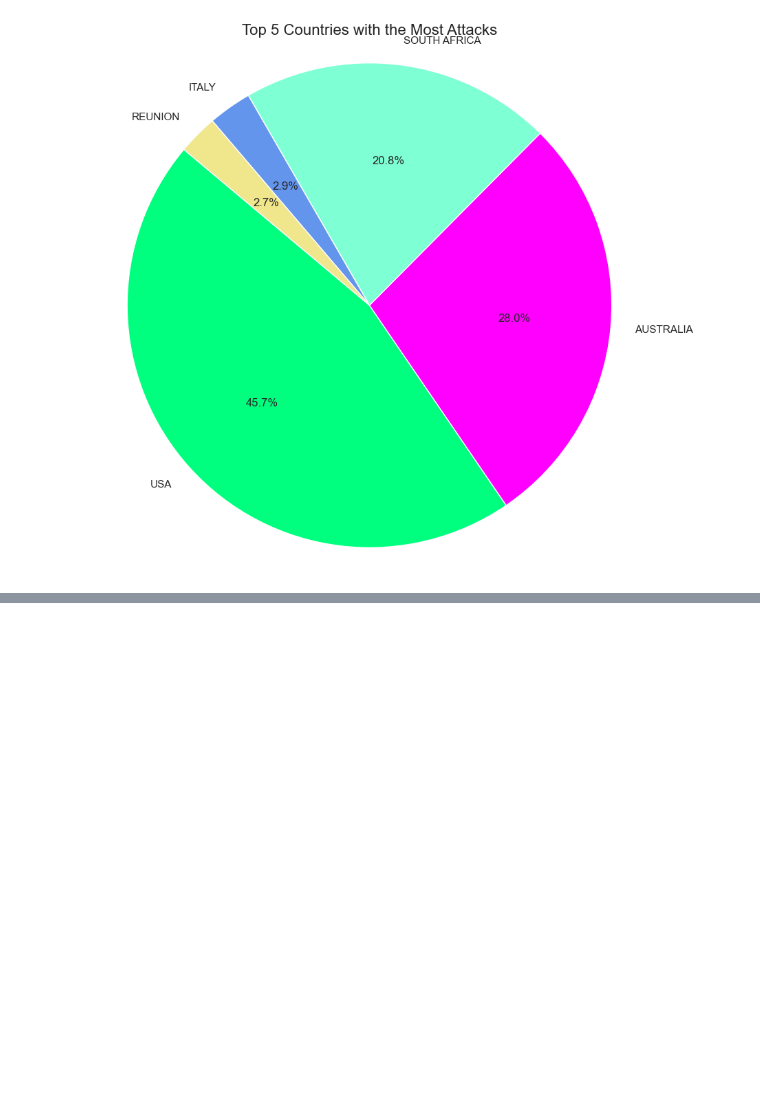
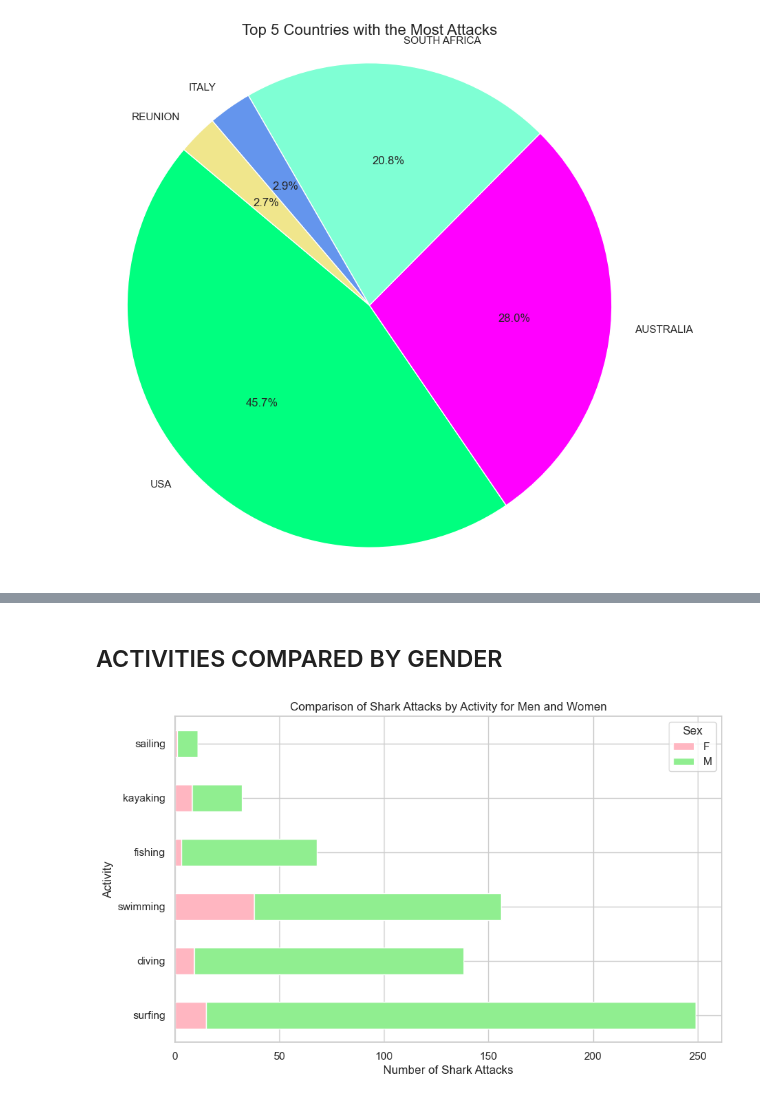
Before and after one commit to Estherkii/Shark-Attacks, a Jupyter notebook: src/visualization.ipynb, the cells around one changed output, grey strips where cells are left out. Cells and saved outputs as stored; diff of their text form; code cells hidden in the pictures; blank space fills up the shorter version.

```diff
--- a/src/visualization.ipynb
+++ b/src/visualization.ipynb
@@ -147,0 +203,21 @@ plt.show()
+# %% [markdown]
+## ACTIVITIES COMPARED BY GENDER
+# %%
+data_grouped = attacks_cleaned.groupby(['sex', 'activity_clean']).size().unstack().fillna(0)
+
+data_grouped = data_grouped.loc[['F', 'M']].T.sort_values('M', ascending=False)
+
+colors = ['#FFB6C1', '#90EE90']
+
+ax = data_grouped.plot(kind='barh', stacked=True, color=colors, figsize=(10, 6))
+
+plt.ylabel('Activity')
+plt.xlabel('Number of Shark Attacks')
+plt.title('Comparison of Shark Attacks by Activity for Men and Women')
+
+plt.legend(title='Sex', loc='upper right')
+
+plt.savefig(r'C:\Users\photo\Desktop\Ironhack\projects\project1-shark_attacks\images/activities_gender.png')
+plt.show()
+# %% [output]
+[figure, added]
```
Also changed, not shown: parts of 6 cells of this notebook.
